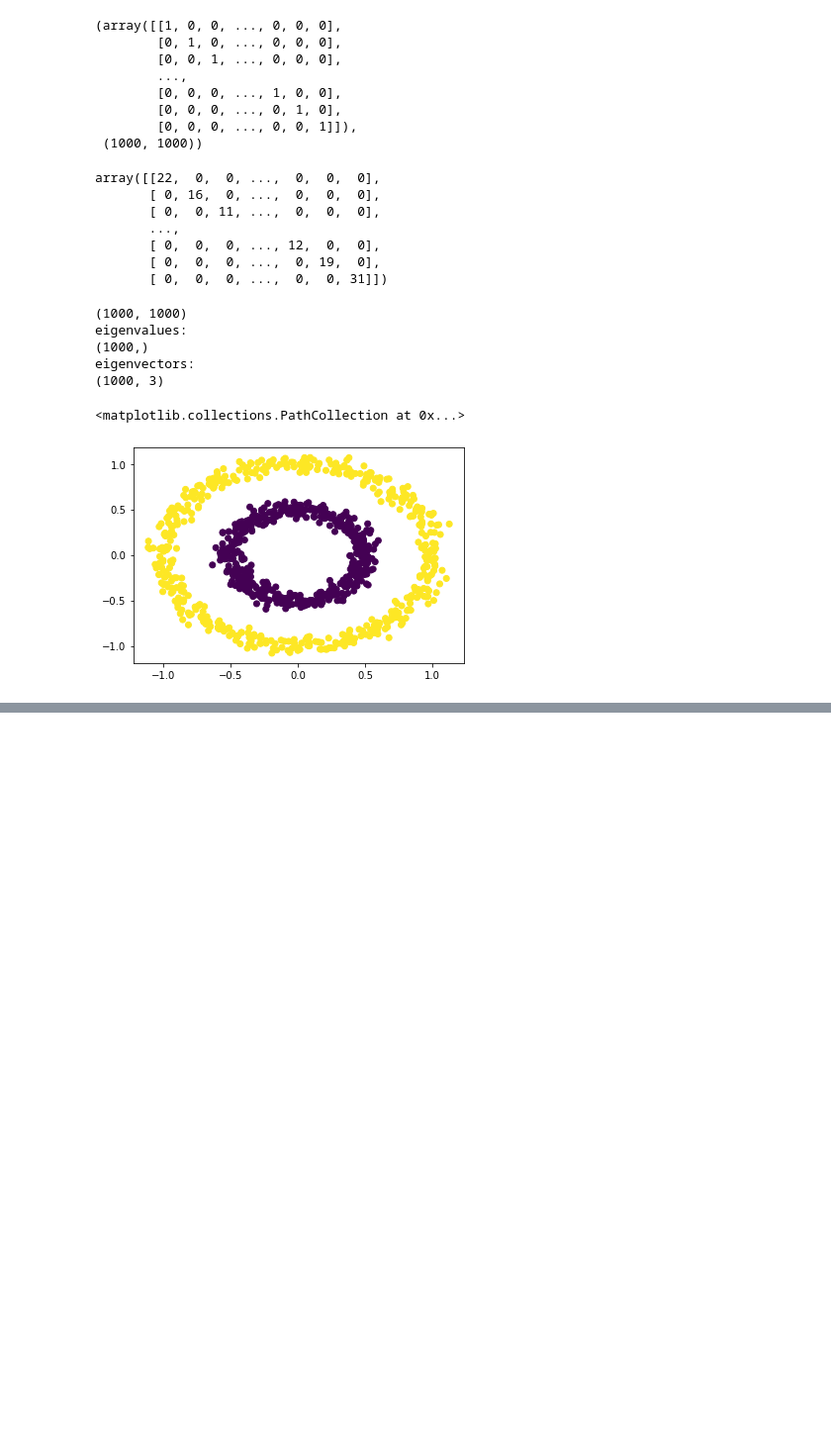
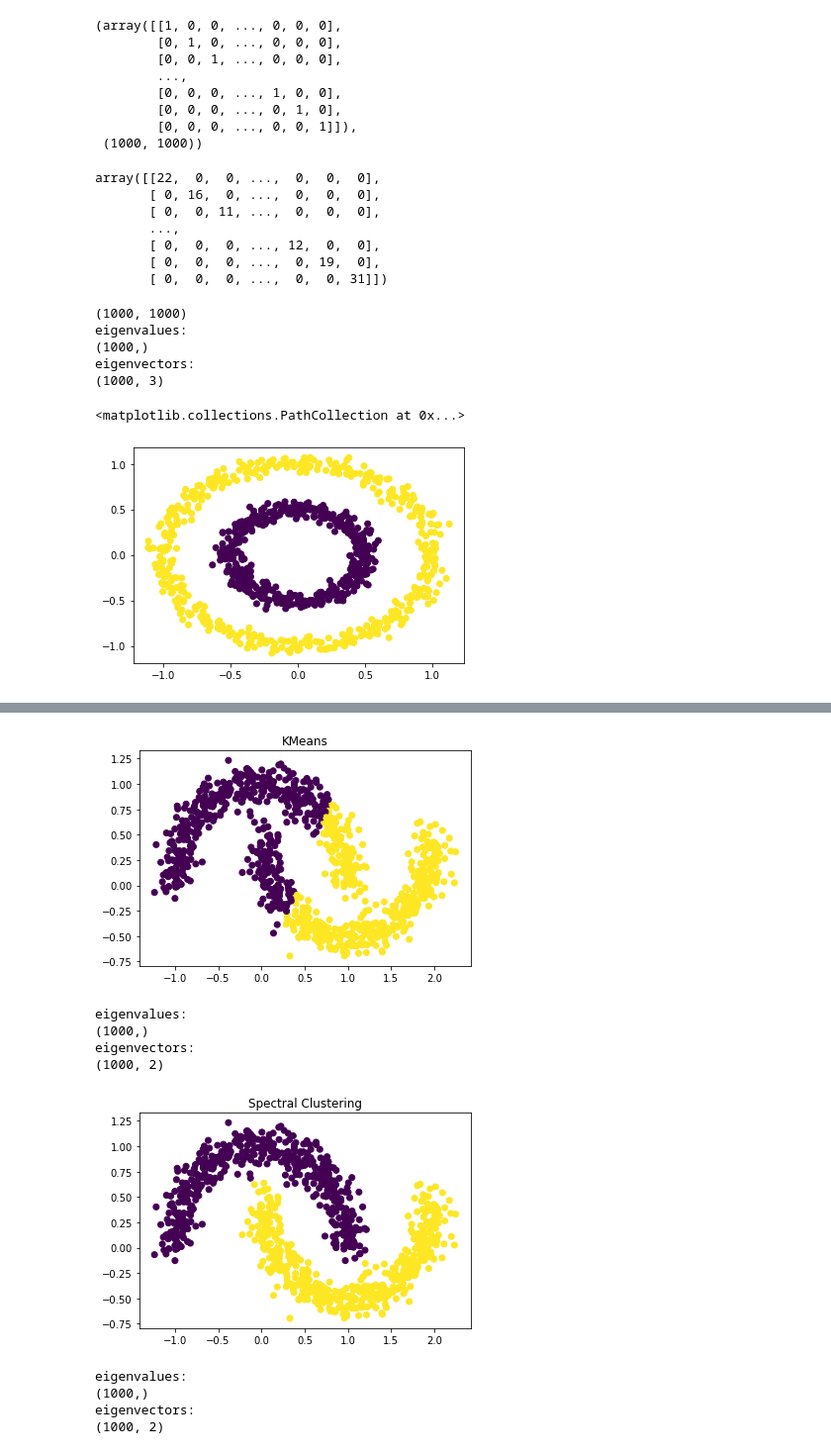
Before and after one commit to kamath/7203-project, a Jupyter notebook: Untitled.ipynb, the cells around one changed output, grey strips where cells are left out. Shown at 99% size. Saved outputs shown, nothing was run; the diff lists cells and outputs as text; code cells hidden in the pictures; blank space fills up the shorter version.

```diff
--- a/Untitled.ipynb
+++ b/Untitled.ipynb
@@ -116,0 +127,19 @@ eigenvectors:
+# %%
+X, clusters = make_moons(n_samples = 1000, noise = 0.1)
+plot_vs_kmeans(X)
+# %% [output]
+[figure, added]
+eigenvalues:
+(1000,)
+eigenvectors:
+(1000, 2)
+[figure, added]
+# %%
+# Write to CSV for website
+pd.DataFrame({"x": X[:, 0], "y": X[:, 1], "rightColor": end_to_end(X, eigenvalue_n=2),
+              "badColor": KMeans(2).fit(X).predict(X)}).to_csv("moons.csv")
+# %% [output]
+eigenvalues:
+(1000,)
+eigenvectors:
+(1000, 2)
```
Also changed, not shown: parts of 21 cells of this notebook, 8 other files.
